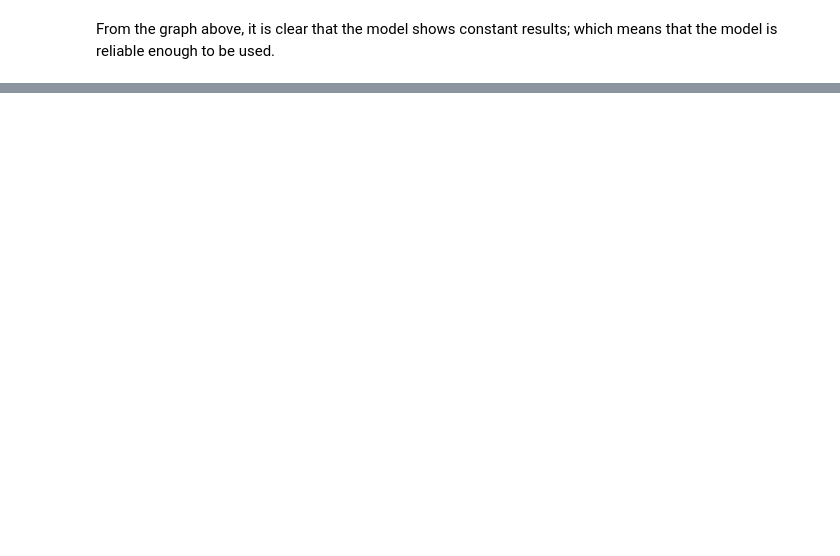
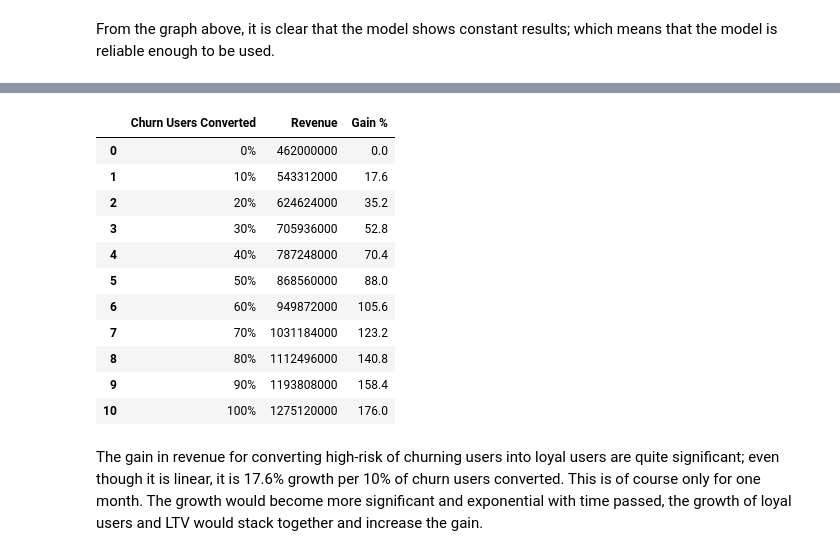
Before and after one commit to alvingiovanni/portfolio, a Jupyter notebook: Churn Rate Prediction.ipynb, the cells around one changed output, grey strips where cells are left out. Drawn from its saved outputs; the diff is of its cells as text; code cells hidden in the pictures; blank space fills up the shorter version.

```diff
--- a/Churn Rate Prediction.ipynb
+++ b/Churn Rate Prediction.ipynb
@@ -522,0 +571,8 @@ From the graph above, it is clear that the model shows constant results; which m
+# %%
+X = df_test.drop(columns = 'Churn')
+y = df_test[['Churn']]
+# %%
+for i in X.columns:
+    if X[i].dtypes == 'O':
+        X = X.join(pd.get_dummies(X[i], prefix = i))
+        X = X.drop(columns = i)
@@ -522,0 +613,47 @@ From the graph above, it is clear that the model shows constant results; which m
+# %%
+target = 616
+churn_rev = 1400000
+ltv = 2200000
+acq_cost = 650000
+ret_cost = 130000
+success_rate = [0, 0.1, 0.2, 0.3, 0.4, 0.5, 0.6, 0.7, 0.8, 0.9, 1]
+revenue = []
+
+for i in success_rate:
+    succ_percent = i
+
+    ret_users = target * succ_percent
+    churn_users = target - ret_users
+
+    total_acq = churn_users * acq_cost
+    total_ret = ret_users * ret_cost
+
+    total_churn_rev = churn_users * churn_rev
+    total_ltv = ret_users * ltv
+
+    result = int(total_ltv+total_churn_rev-total_acq-total_ret)
+    revenue.append(result)
+# %%
+success_percent = ['0%', '10%', '20%', '30%', '40%', '50%', '60%', '70%', '80%', '90%', '100%']
+a = pd.DataFrame(success_percent)
+b = pd.DataFrame(revenue)
+
+implication = pd.concat([a, b], axis = 1)
+implication.columns = ['Churn Users Converted', 'Revenue']
+implication['Gain %'] = implication['Revenue'].apply(lambda x: ((x / implication['Revenue'][0] * 100) - 100))
+implication
+# %% [output]
+|  | Churn Users Converted | Revenue | Gain % |
+| 0 | 0% | 462000000 | 0.0 |
+| 1 | 10% | 543312000 | 17.6 |
+| 2 | 20% | 624624000 | 35.2 |
+| 3 | 30% | 705936000 | 52.8 |
+| 4 | 40% | 787248000 | 70.4 |
+| 5 | 50% | 868560000 | 88.0 |
+| 6 | 60% | 949872000 | 105.6 |
+| 7 | 70% | 1031184000 | 123.2 |
+| 8 | 80% | 1112496000 | 140.8 |
+| 9 | 90% | 1193808000 | 158.4 |
+| 10 | 100% | 1275120000 | 176.0 |
+# %% [markdown]
+The gain in revenue for converting high-risk of churning users into loyal users are quite significant; even though it is linear, it is 17.6% growth per 10% of churn users converted. This is of course only for one month. The growth would become more significant and exponential with time passed, the growth of loyal users and LTV would stack together and increase the gain.
```
Also changed, not shown: parts of 17 cells of this notebook.
